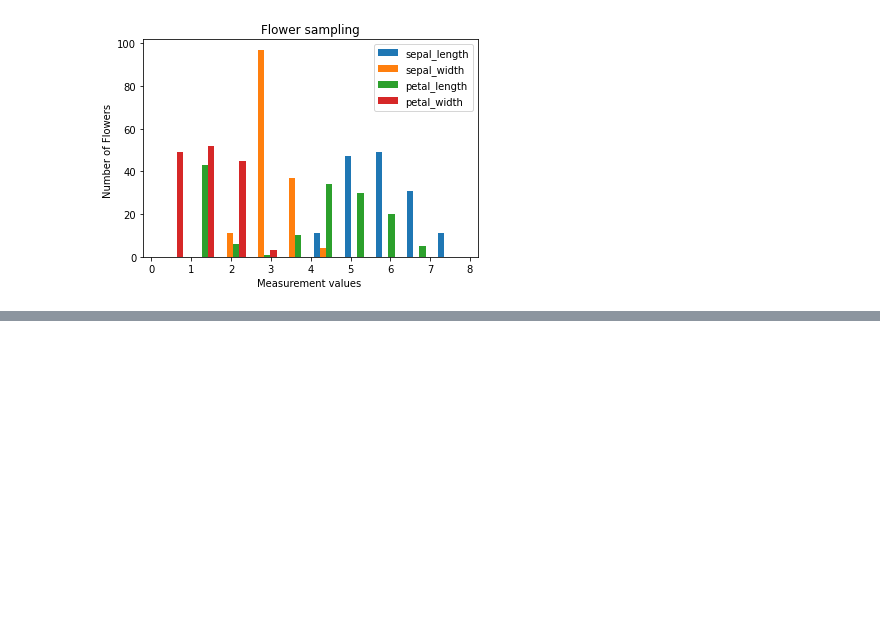
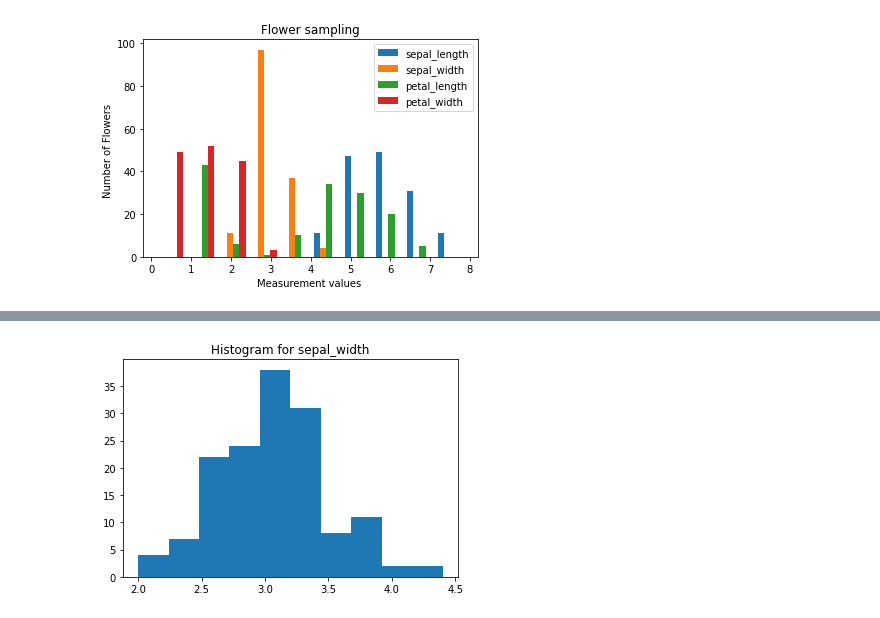
Before and after one commit to slimxy/CRAI-DataScience, a Jupyter notebook: Assignment1.ipynb, the cells around one changed output, grey strips where cells are left out. Saved outputs shown, nothing was run; the diff lists cells and outputs as text; code cells hidden in the pictures; blank space fills up the shorter version.

```diff
--- a/Assignment1.ipynb
+++ b/Assignment1.ipynb
@@ -95,0 +122,8 @@ plt.legend()
+# %%
+# 1a. Histogram for sepal_width
+plt.hist(sepal_width)
+plt.title("Histogram for sepal_width")
+
+plt.show()
+# %% [output]
+[figure, added]
```
Also changed, not shown: parts of 12 cells of this notebook, 5 other files.
